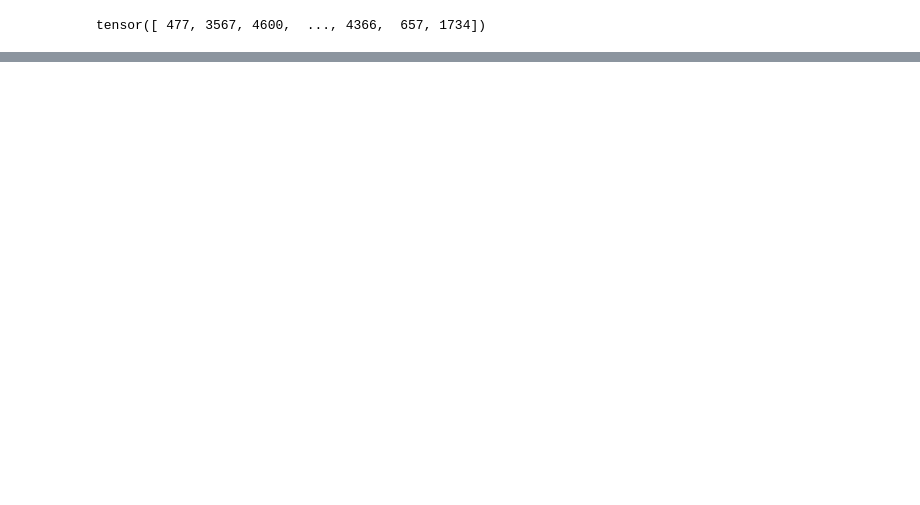
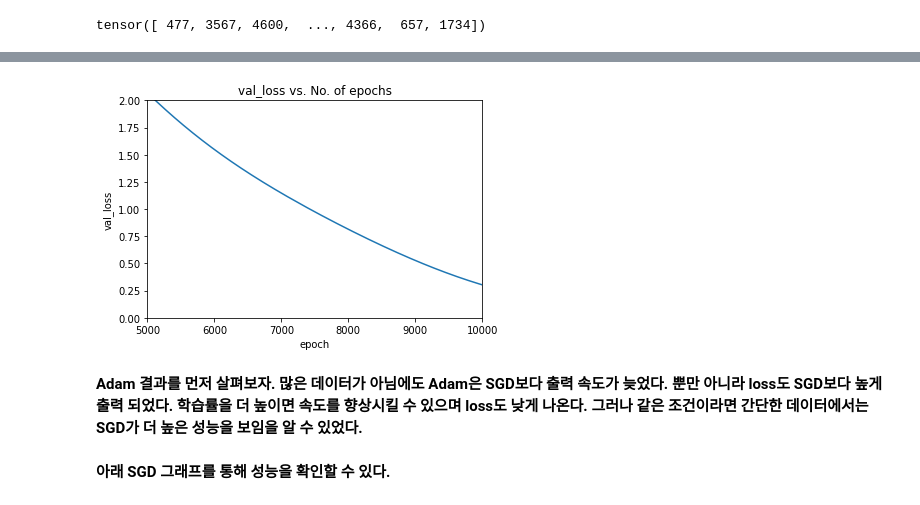
Before and after one commit to zeze1004/AI, a Jupyter notebook: Homework2.ipynb, the cells around one changed output, grey strips where cells are left out. Saved outputs shown, nothing was run; the diff lists cells and outputs as text; code cells hidden in the pictures; blank space fills up the shorter version.

```diff
--- a/Homework2.ipynb
+++ b/Homework2.ipynb
@@ -134 +195,21 @@ print(loss_train_data)
+# %%
+# epoch에 따른 validation data training loss 그래프
+from matplotlib import pyplot as plt
+import numpy as np
+plt.title('val_loss vs. No. of epochs');
+x = range(n_epochs)
+y = loss_val_data
+plt.xlabel('epoch')
+plt.ylabel('val_loss')
+plt.xlim(5000,10000) # y축 범위
+plt.ylim(0,2) # y축 범위
+plt.plot(x,y)
+plt.show()
+# %% [output]
+[figure, added]
+# %% [markdown]
+**Adam 결과를 먼저 살펴보자.**
+**많은 데이터가 아님에도 Adam은 SGD보다 출력 속도가 늦었다. 뿐만 아니라 loss도 SGD보다 높게 출력 되었다. 학습률을 더 높이면 속도를 향상시킬 수 있으며 loss도 낮게 나온다. 그러나 같은 조건이라면 간단한 데이터에서는 SGD가 더 높은 성능을 보임을 알 수 있었다.**
+# %% [markdown]
+**아래 SGD 그래프를 통해 성능을 확인할 수 있다.**
 # %%
```
Also changed, not shown: parts of 14 cells of this notebook.
